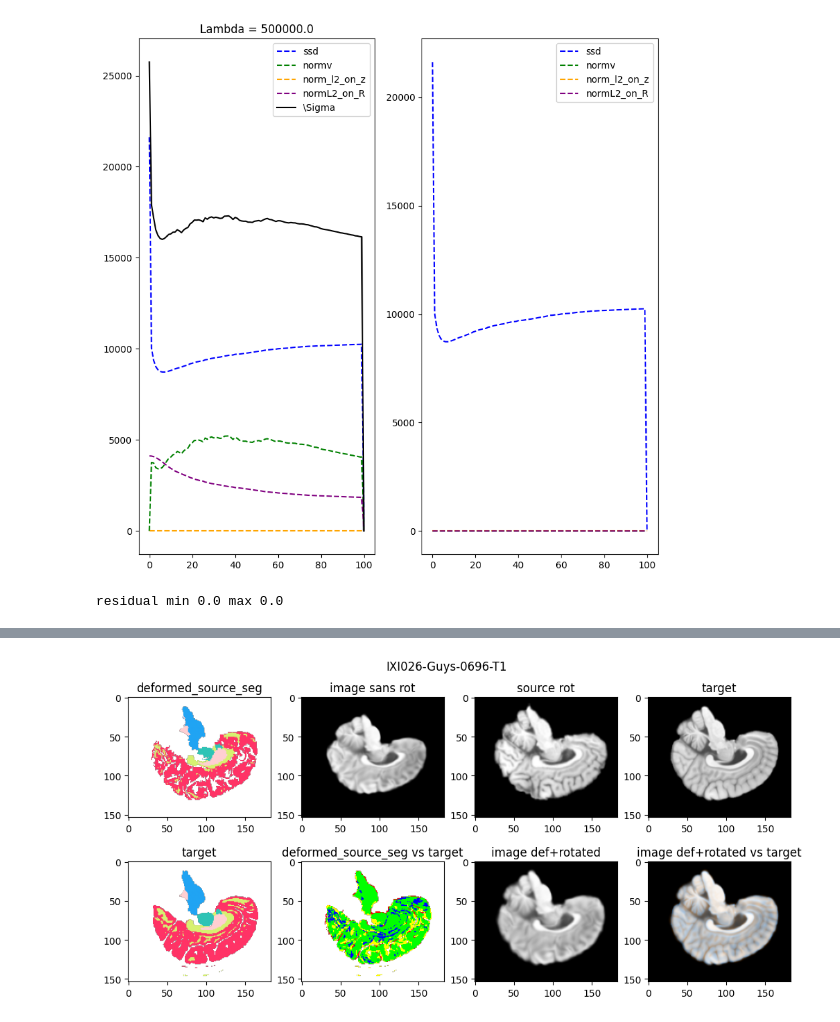
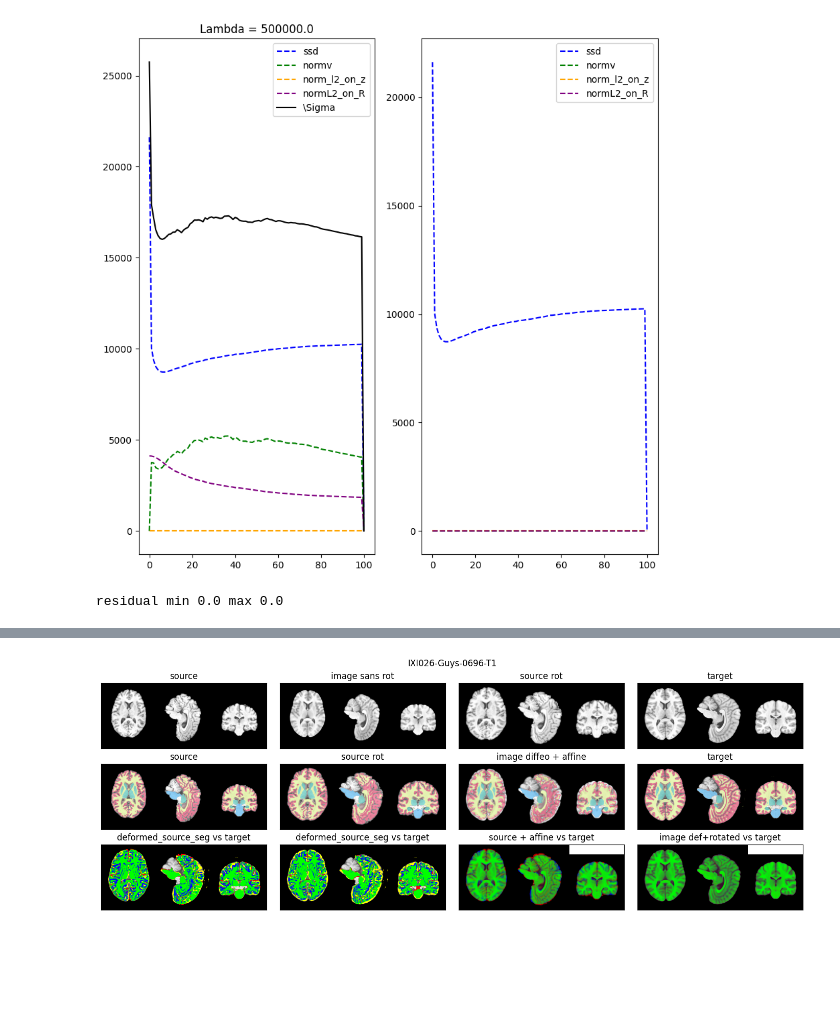
Before and after one commit to antonfrancois/Demeter_metamorphosis, a Jupyter notebook: examples/execute_ixi_template.ipynb, the cells around one changed output, grey strips where cells are left out. Saved outputs shown, nothing was run; the diff lists cells and outputs as text; code cells hidden in the pictures; blank space fills up the shorter version.

```diff
--- a/examples/execute_ixi_template.ipynb
+++ b/examples/execute_ixi_template.ipynb
@@ -230,6 +230,6 @@ diff :  tensor([ 0.0262, -0.0816, -0.3149])
 # %%
 kernelOperator = rk.DummyKernel()
-datacost = mt.Rotation_Ssd_Cost(target_b.to('cuda:0'), alpha=1)
+datacost = mt.Rotation_Ssd_Cost(target_b.to('cuda:0'), gamma=1)
 # datacost = mt.Rotation_MutualInformation_Cost(target_b.to('cuda:0'), alpha=1)
 
 
@@ -312,7 +308,7 @@ momenta = mtrt.prepare_momenta(
 )
 # print(momenta["momentum_R"])
 # print(momenta["momentum_T"])
-datacost = mt.Rotation_Ssd_Cost(target_b.to('cuda:0'), alpha=.5)
+datacost = mt.Rotation_Ssd_Cost(target_b.to('cuda:0'), gamma=1)
 # datacost = mt.Rotation_Cost(target_b, mt.Mutual_Information, alpha=.5)
 mr = mt.rigid_along_metamorphosis(
     source_b, target_b, momenta_ini=momenta,
@@ -425,15 +424,15 @@ kernelOperator = rk.Multi_scale_GaussianRKHS(sigma, normalized=False)
 
 ic(momenta)
 
-alpha = .3
+gamma = .3
 rho = 1
-cost_cst = 5e5
-cost_field = .05
+cost_cst = 1
+cost_field = 1
 integration_steps = 10
 
 best_momenta = {k : v.detach() for k, v in best_momenta.items()}
 
-datacost = mt.Rotation_Ssd_Cost(target_b.to("cuda:0"), alpha=alpha)
+datacost = mt.Rotation_Ssd_Cost(target_b.to("cuda:0"), gamma=0, start_gamma=1, n_at_gamma_reach= 20)
 # datacost = mt.Rotation_MutualInformation_Cost(target_b, alpha=.5)
 momenta = mt.prepare_momenta(
     source_b.shape,
@@ -441,7 +440,7 @@ momenta = mt.prepare_momenta(
 )
 
 mr = mt.rigid_along_metamorphosis(
-  source_b, target_b, momenta_ini=momenta,
+  source_b.to("cuda:0"), target_b.to("cuda:0"), momenta_ini=momenta,
   kernelOperator= kernelOperator,
   rho = rho,
   data_term=datacost ,
@@ -471,7 +470,7 @@ eit.log_metrics(
     run_id= str(now) + ' at ' + location,
     step=0,
 meta={"gpu":torch.cuda.get_device_name(),
-                      "alpha" : alpha,
+                      "gamma" : gamma,
                       "cost_field": cost_field,
                       "rho" : rho,
                       "cost_cst" : cost_cst,
@@ -560,42 +569,74 @@ mr.plot_cost()
        dtype=object))
 [figure]
 # %%
-
+from demeter.constants import *
 src_rot = tb.imgDeform(mr.source, mr.mp.get_rigidor())
 img_rot = tb.imgDeform(mr.mp.image, mr.mp.get_rigidor())
 
-cmp_img = tb.imCmp(img_rot, mr.target, "compose")[0]
+cmp_src = tb.imCmp(src_rot, mr.target, "seg")[0]
+cmp_img = tb.imCmp(img_rot, mr.target, "seg")[0]
 
 cs = tb.SegmentationComparator()
+cmp_seg_rot = cs(mr.source_seg_rotated, mr.target_segmentation)[0]
 cmp_seg = cs(mr.source_seg_deformed, mr.target_segmentation)[0]
+
+
 
 T, _, D, H, W = source.shape
 print(f"residual min {mr.mp.residuals.min()} max {mr.mp.residuals.max()}")
 # Choose a central slice for plotting
-slice_index = W // 2 +3
-fig, ax = plt.subplots(2,4,figsize = (10,5), constrained_layout=True)
-ax[0,0].imshow(mr.source_seg_deformed[0,0,..., slice_index].detach().cpu(), cmap =tb.DLT_SEG_CMAP, vmin=0, vmax = 5)
-ax[0,0].set_title(f'deformed_source_seg')
-ax[0,1].imshow(mr.mp.image[0,0,..., slice_index].cpu(), cmap='gray')
-ax[0,1].set_title(f'image sans rot')
-ax[0,2].imshow(src_rot[0,0,..., slice_index], cmap='gray')
-ax[0,2].set_title(f'source rot')
-ax[0,3].imshow(mr.target[0,0,..., slice_index], cmap='gray')
-ax[0,3].set_title(f'target')
+coord = (D//2, H//2, W//2+5)
+def slc_plt(img):
+  # if len(img.shape) == 5:
+  #   return img[0,0,..., slice_index].detach().cpu()
+  # elif len(img.shape) == 4:
+  #   return img[..., slice_index,:].detach().cpu()
+  if len(img.shape) == 5:
+    return get_orthogonal_views_concatenated(img[0,0].detach().cpu(), coord)
 
-ax[1,0].imshow(mr.target_segmentation[0,0,..., slice_index], cmap =tb.DLT_SEG_CMAP, vmin=0, vmax = 5)
-ax[1,0].set_title('target')
-
-ax[1,1].imshow(cmp_seg[..., slice_index, :])
-ax[1,1].set_title(f'deformed_source_seg vs target')
+  elif len(img.shape) == 4:
+    return get_orthogonal_views_concatenated(img, coord)
 
 
 
-ax[1,2].imshow(img_rot[0,0,..., slice_index], cmap='gray')
-ax[1,2].set_title('image def+rotated')
+fig, ax = plt.subplots(3,4,figsize = (14,5), constrained_layout=True)
+ax[0,0].imshow(slc_plt(mr.source), cmap="gray", origin="lower")
+ax[0,0].set_title(f'source')
+ax[0,1].imshow(slc_plt(mr.mp.image), cmap='gray', origin="lower")
+ax[0,1].set_title(f'image sans rot')
+ax[0,2].imshow(slc_plt(src_rot), cmap='gray', origin="lower")
+ax[0,2].set_title(f'source rot')
+ax[0,3].imshow(slc_plt(mr.target), cmap='gray', origin="lower")
+ax[0,3].set_title(f'target')
 
-ax[1,3].imshow(cmp_img[..., slice_index,:], cmap='gray')
-ax[1,3].set_title('image def+rotated vs target')
+ax[1,0].imshow(slc_plt(mr.source), cmap="gray", origin="lower")
+ax[1,0].imshow(slc_plt(mr.source_segmentation), cmap =tb.DLT_SEG_CMAP, vmin=0, vmax = 5, alpha =.5, origin="lower")
+ax[1,0].set_title(f'source')
+ax[1,1].imshow(slc_plt(src_rot), cmap='gray', origin="lower")
+ax[1,1].imshow(slc_plt(mr.source_seg_rotated), cmap =tb.DLT_SEG_CMAP, vmin=0, vmax = 5, alpha =.5,  origin="lower")
+ax[1,1].set_title(f'source rot')
+ax[1,2].imshow(slc_plt(img_rot), cmap='gray', origin="lower")
+ax[1,2].imshow(slc_plt(mr.source_seg_deformed), cmap =tb.DLT_SEG_CMAP, vmin=0, vmax = 5, alpha =.5,  origin="lower")
+ax[1,2].set_title(f'image diffeo + affine')
+ax[1,3].imshow(slc_plt(mr.target), cmap='gray', origin="lower")
+ax[1,3].imshow(slc_plt(mr.target_segmentation), cmap =tb.DLT_SEG_CMAP, vmin=0, vmax = 5, alpha =.5,  origin="lower")
+ax[1,3].set_title(f'target')
+
+ax[2,0].imshow(slc_plt(mr.target), cmap='gray', origin="lower")
+ax[2,0].imshow(slc_plt(cmp_seg_rot), origin="lower")
+ax[2,0].set_title(f'deformed_source_seg vs target')
+ax[2,1].imshow(slc_plt(mr.target), cmap='gray', origin="lower")
+ax[2,1].imshow(slc_plt(cmp_seg), origin="lower")
+ax[2,1].set_title(f'deformed_source_seg vs target')
+ax[2,2].imshow(slc_plt(cmp_src), origin="lower")
+ax[2,2].set_title(f'source + affine vs target')
+ax[2,3].imshow(slc_plt(cmp_img), origin="lower")
+ax[2,3].set_title('image def+rotated vs target')
+
+set_ticks_off(ax)
+# ax[1,2].imshow(img_rot[0,0,..., slice_index], cmap='gray')
+# ax[1,2].set_title('image def+rotated')
+
 
 
 
@@ -606 +648 @@ residual min 0.0 max 0.0
-[figure, old version]
+[figure, new version]
```
Also changed, not shown: parts of 10 cells of this notebook.
